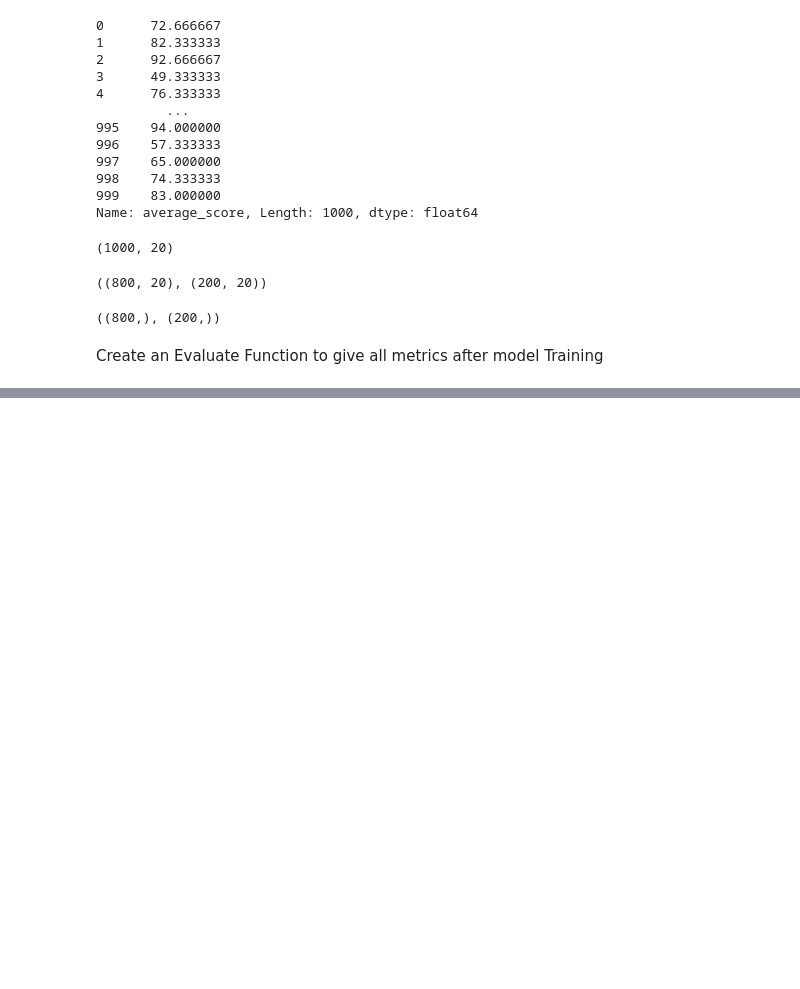
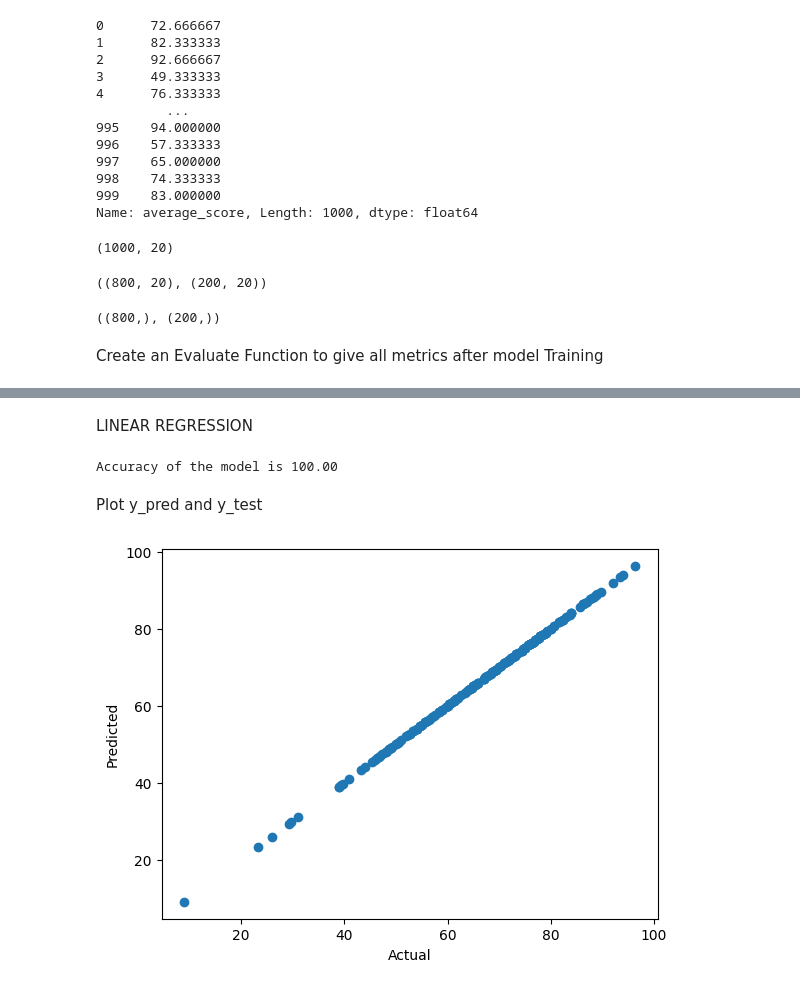
Before and after one commit to Collinceselly/ML_project, a Jupyter notebook: notebook/data/2. MODEL TRAINING.ipynb, the cells around one changed output, grey strips where cells are left out. Cells and saved outputs as stored; diff of their text form; code cells hidden in the pictures; blank space fills up the shorter version.

```diff
--- a/notebook/data/2. MODEL TRAINING.ipynb
+++ b/notebook/data/2. MODEL TRAINING.ipynb
@@ -151,6 +151,16 @@ for i in range(len(list(models))):
     print('- Root mean Square Error: {:.4f}'.format(model_train_rmse))
     print('- Mean Absolute Error: {:.4f}'.format(model_train_mae))
     print('- R2Score: {:.4f}'.format(model_train_r2))
+
+
+    print('Modle Performnace for Test set')
+    print('- Root mean Square Error: {:.4f}'.format(model_test_rmse))
+    print('- Mean Absolute Error: {:.4f}'.format(model_test_mae))
+    print('- R2Score: {:.4f}'.format(model_test_r2))
+    r2_list.append(model_test_r2)
+
+    print('='*35)
+    print('\n')
 # %% [output]
 Linear regression
 Model performance for Training set
@@ -172,0 +196,18 @@ AttributeError: 'str' object has no attribute 'fit'
+# %% [markdown]
+LINEAR REGRESSION
+# %%
+lin_model = LinearRegression(fit_intercept=True)
+lin_model = lin_model.fit(X_train, y_train)
+y_pred = lin_model.predict(X_test)
+score = r2_score(y_test, y_pred)*100
+print('Accuracy of the model is %.2f' %score)
+# %% [output]
+Accuracy of the model is 100.00
+# %% [markdown]
+Plot y_pred and y_test
+# %%
+plt.scatter(y_test, y_pred);
+plt.xlabel('Actual');
+plt.ylabel('Predicted');
+# %% [output]
+[figure, added]
```
Also changed, not shown: parts of 6 cells of this notebook, 5 other files.
